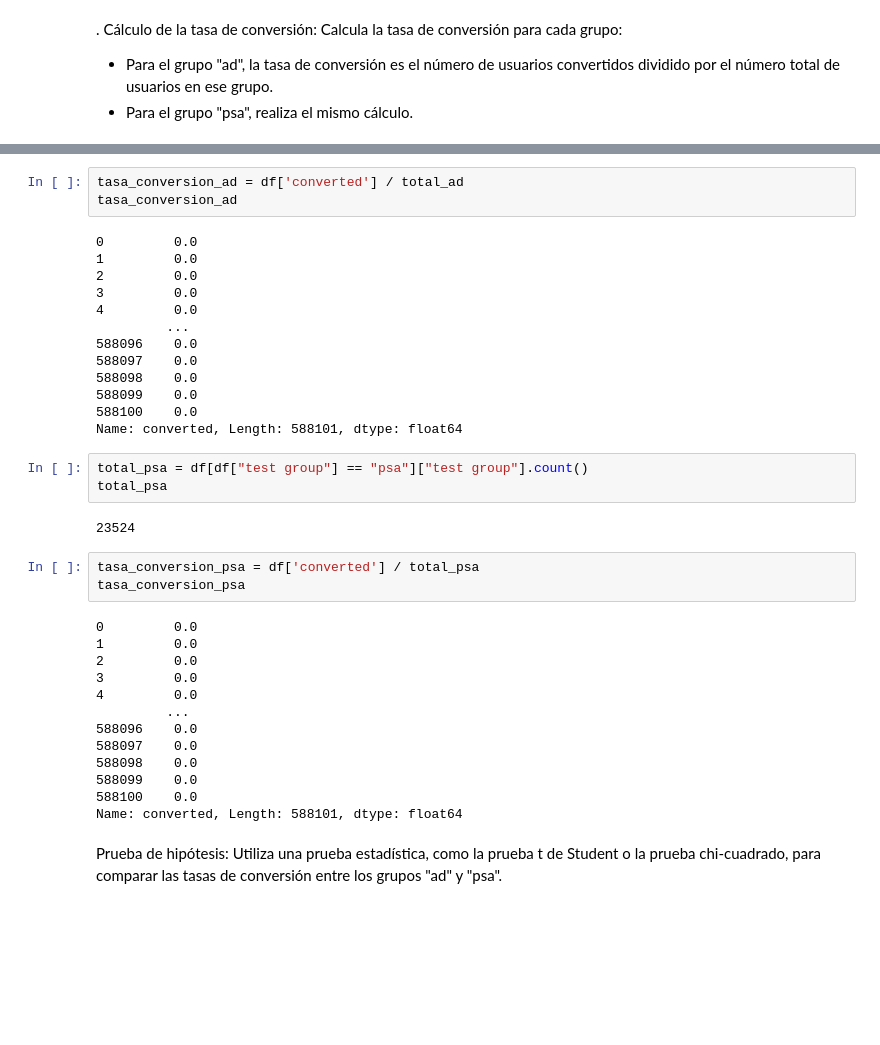
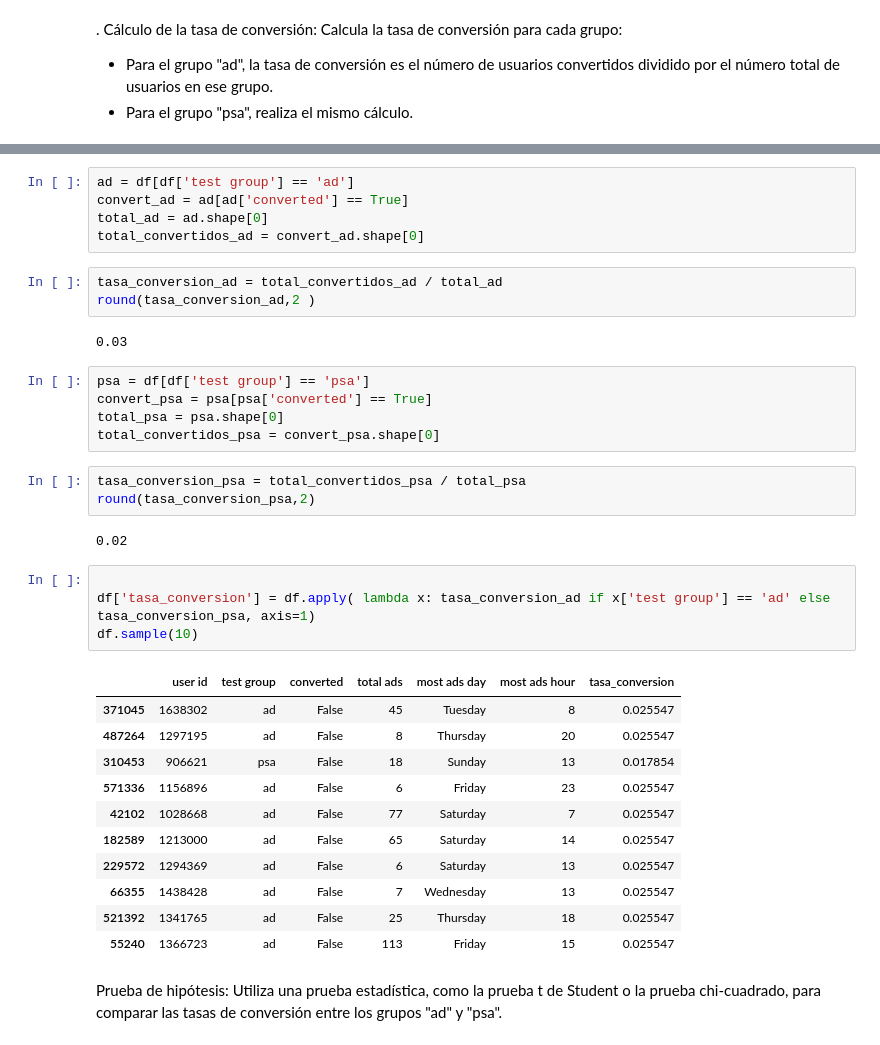
Before and after one commit to Adalab/Promo-F-da-modulo3-sprint2-pairprogramming_YohanaMiriam, a Jupyter notebook: pair_10.ipynb, the cells around one changed output, grey strips where cells are left out. Saved outputs shown, nothing was run; the diff lists cells and outputs as text; blank space fills up the shorter version.

```diff
--- a/pair_10.ipynb
+++ b/pair_10.ipynb
@@ -181,39 +176,38 @@ total_ad
+# %%
+ad = df[df['test group'] == 'ad']
+convert_ad = ad[ad['converted'] == True]
+total_ad = ad.shape[0]
+total_convertidos_ad = convert_ad.shape[0]
 # %%
-tasa_conversion_ad = df['converted'] / total_ad
-tasa_conversion_ad
+tasa_conversion_ad = total_convertidos_ad / total_ad
+round(tasa_conversion_ad,2 )
 # %% [output]
-0         0.0
-1         0.0
-2         0.0
-3         0.0
-4         0.0
-         ...
-588096    0.0
-588097    0.0
-588098    0.0
-588099    0.0
-588100    0.0
-Name: converted, Length: 588101, dtype: float64
+0.03
-# %%
-total_psa = df[df["test group"] == "psa"]["test group"].count()
-total_psa
-# %% [output]
-23524
+# %%
+psa = df[df['test group'] == 'psa']
+convert_psa = psa[psa['converted'] == True]
+total_psa = psa.shape[0]
+total_convertidos_psa = convert_psa.shape[0]
 # %%
-tasa_conversion_psa = df['converted'] / total_psa
-tasa_conversion_psa
+tasa_conversion_psa = total_convertidos_psa / total_psa
+round(tasa_conversion_psa,2)
 # %% [output]
-0         0.0
-1         0.0
-2         0.0
-3         0.0
-4         0.0
-         ...
-588096    0.0
-588097    0.0
-588098    0.0
-588099    0.0
-588100    0.0
-Name: converted, Length: 588101, dtype: float64
+0.02
+# %%
+
+df['tasa_conversion'] = df.apply( lambda x: tasa_conversion_ad if x['test group'] == 'ad' else tasa_conversion_psa, axis=1)
+df.sample(10)
+# %% [output]
+|  | user id | test group | converted | total ads | most ads day | most ads hour | tasa_conversion |
+| 371045 | 1638302 | ad | False | 45 | Tuesday | 8 | 0.025547 |
+| 487264 | 1297195 | ad | False | 8 | Thursday | 20 | 0.025547 |
+| 310453 | 906621 | psa | False | 18 | Sunday | 13 | 0.017854 |
+| 571336 | 1156896 | ad | False | 6 | Friday | 23 | 0.025547 |
+| 42102 | 1028668 | ad | False | 77 | Saturday | 7 | 0.025547 |
+| 182589 | 1213000 | ad | False | 65 | Saturday | 14 | 0.025547 |
+| 229572 | 1294369 | ad | False | 6 | Saturday | 13 | 0.025547 |
+| 66355 | 1438428 | ad | False | 7 | Wednesday | 13 | 0.025547 |
+| 521392 | 1341765 | ad | False | 25 | Thursday | 18 | 0.025547 |
+| 55240 | 1366723 | ad | False | 113 | Friday | 15 | 0.025547 |
 # %% [markdown]
 Prueba de hipótesis: Utiliza una prueba estadística, como la prueba t de Student o la prueba chi-cuadrado, para comparar las tasas de conversión entre los grupos "ad" y "psa".
```
Also changed, not shown: parts of 7 cells of this notebook, 10 other files.
